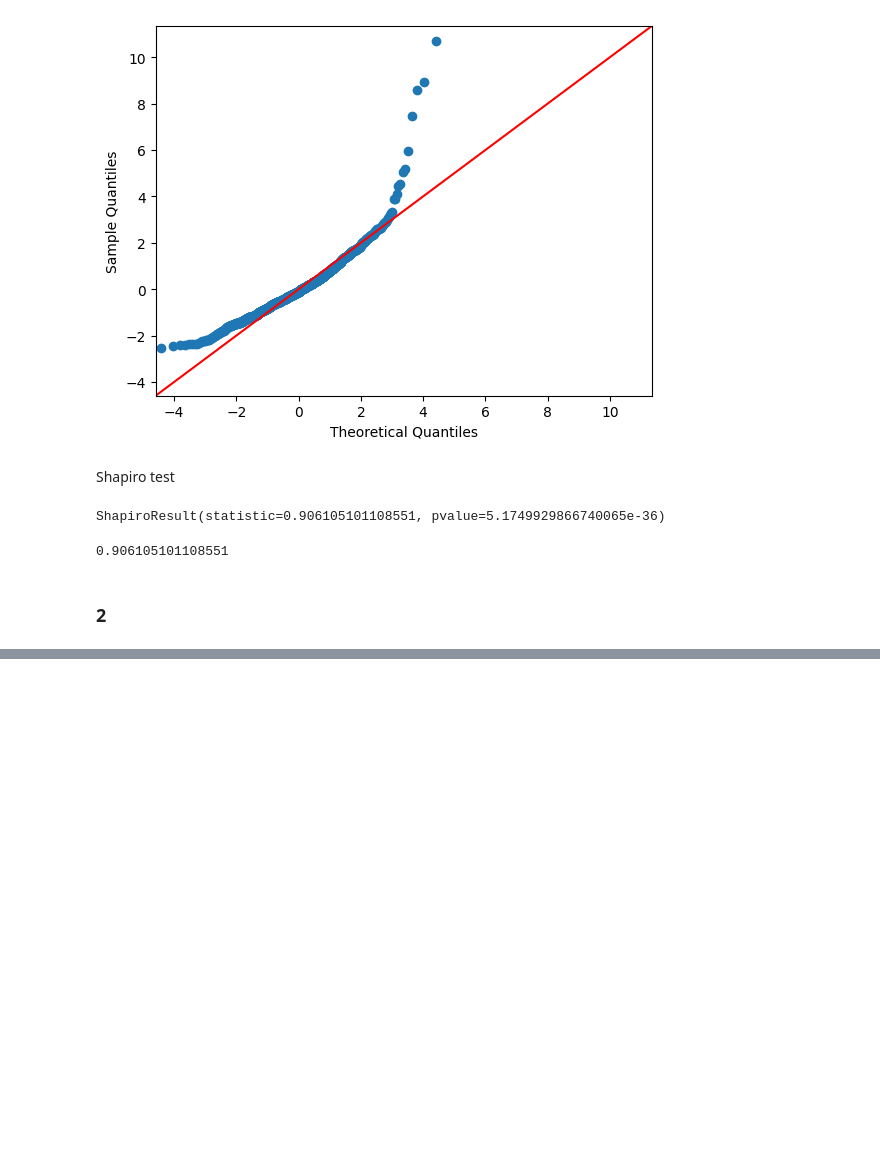
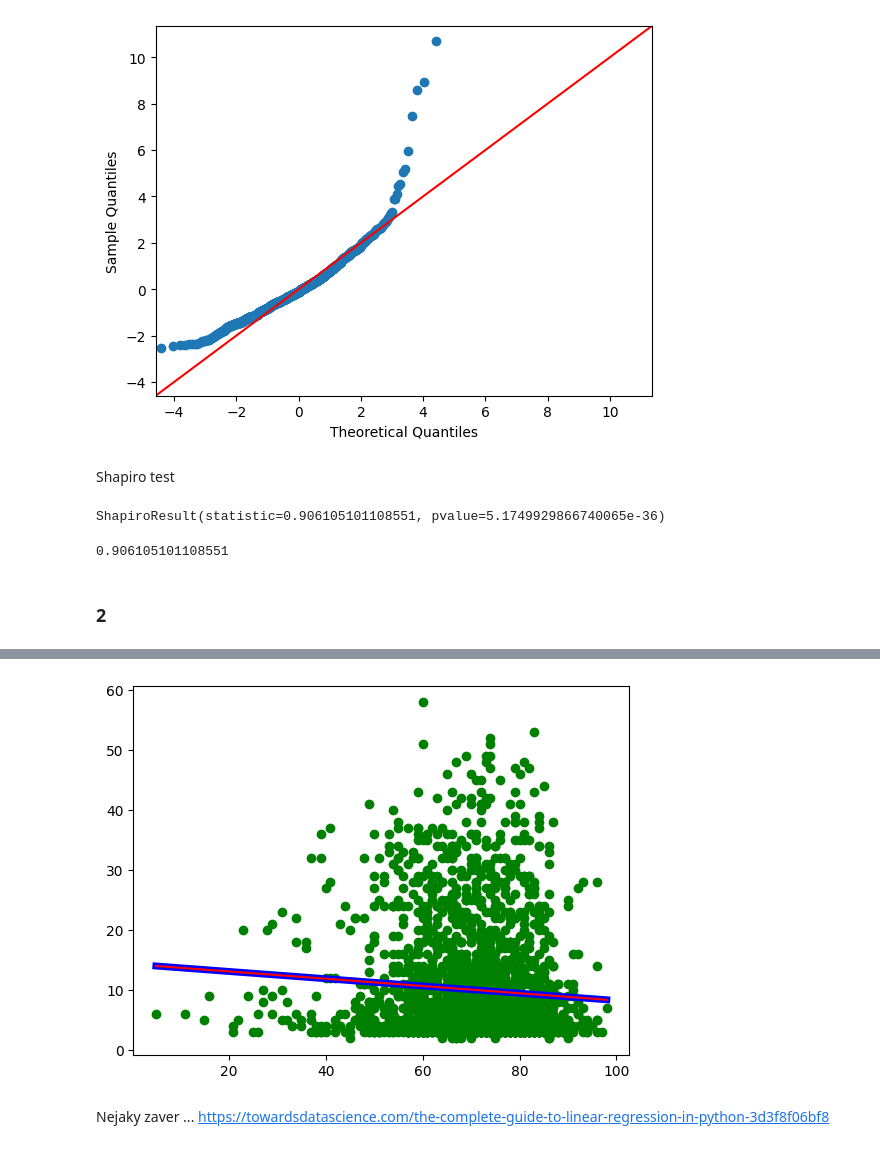
Before and after one commit to boba-buba/PaS_project, a Jupyter notebook: notes.ipynb, the cells around one changed output, grey strips where cells are left out. Drawn from its saved outputs; the diff is of its cells as text; code cells hidden in the pictures; blank space fills up the shorter version.

```diff
--- a/notes.ipynb
+++ b/notes.ipynb
@@ -199,0 +270,17 @@ ShapiroResult(statistic=0.906105101108551, pvalue=5.1749929866740065e-36)
+# %%
+plt.scatter(x, y, color="green")
+
+predictions = reg.predict(x)
+#plt.plot(x_test, y_pred, color="blue", linewidth=2)
+plt.plot(
+    x,
+    predictions,
+    c='blue',
+    linewidth=5
+)
+plt.plot(x, a*x+b, c='red')
+plt.show()
+# %% [output]
+[figure, added]
+# %% [markdown]
+Nejaky zaver ...  https://towardsdatascience.com/the-complete-guide-to-linear-regression-in-python-3d3f8f06bf8
```
Also changed, not shown: parts of 17 cells of this notebook, 1 other file.
